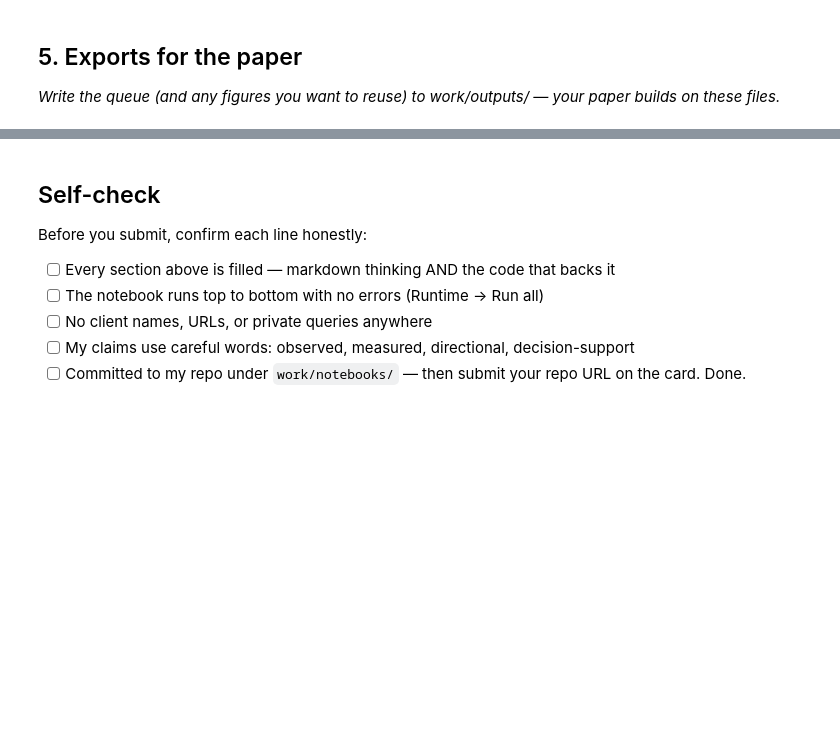
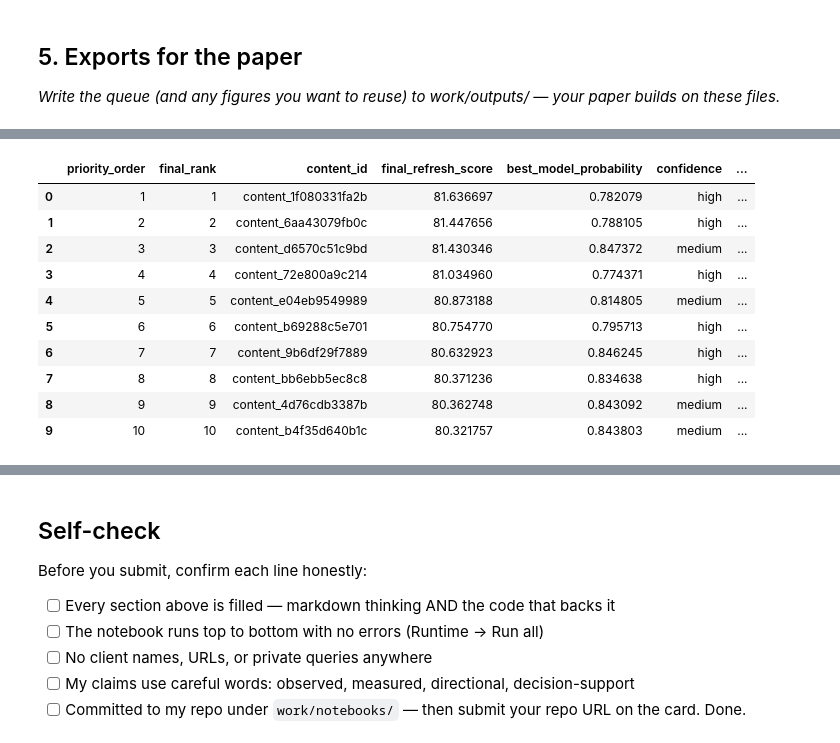
Before and after one commit to MoharanaSudhanshu/flyrank-ml-internship, a Jupyter notebook: work/notebooks/w07_action_playbook.ipynb, the cells around one changed output, grey strips where cells are left out. Cells and saved outputs as stored; diff of their text form; code cells hidden in the pictures; blank space fills up the shorter version.

```diff
--- a/work/notebooks/w07_action_playbook.ipynb
+++ b/work/notebooks/w07_action_playbook.ipynb
@@ -43,0 +428,64 @@ This skeleton is yours to fill. Work the sections **in order** — each one has
+# %%
+# This cell is for CODE (numbers, a query, a check).
+# Write your text answer in the cell ABOVE this one — typing sentences here breaks Run All.
+from pathlib import Path
+import pandas as pd
+import json
+
+ROOT = Path("/content/flyrank-ml-internship")
+OUTPUT_DIR = ROOT / "work" / "outputs"
+OUTPUT_DIR.mkdir(parents=True, exist_ok=True)
+
+# Reuse the ranked queue created in Section 1
+if "queue" not in globals():
+    raise RuntimeError(
+        "The ranked queue is not available. Run Section 1 before Section 5."
+    )
+
+# --------------------------------------------------
+# CSV export
+# --------------------------------------------------
+
+csv_path = OUTPUT_DIR / "w07_ranked_actions.csv"
+
+queue.to_csv(
+    csv_path,
+    index=False
+)
+
+# --------------------------------------------------
+# Summary export
+# --------------------------------------------------
+
+summary = {
+    "rows_exported": int(len(queue)),
+    "source": "outputs/refresh_queue_sample.csv",
+    "score_column": "final_refresh_score",
+    "ranking_direction": "descending",
+    "human_review_required": True,
+    "automated_publishing_allowed": False,
+    "purpose": "Content refresh prioritization and decision support"
+}
+
+json_path = OUTPUT_DIR / "w07_action_playbook_summary.json"
+
+with open(json_path, "w", encoding="utf-8") as f:
+    json.dump(summary, f, indent=2)
+
+# --------------------------------------------------
+# Display results
+# --------------------------------------------------
+
+print("EXPORTS CREATED")
+print("-" * 50)
+
+print(f"CSV : {csv_path}")
+print(f"JSON: {json_path}")
+
+print("\nRows exported:", len(queue))
+
+print("\nTop 10 actions:")
+display(
+    queue.head(10)
+)
+# %% [output]
@@ -43,0 +500,11 @@ This skeleton is yours to fill. Work the sections **in order** — each one has
+|  | priority_order | final_rank | content_id | final_refresh_score | best_model_probability | confidence | ... |
+| 0 | 1 | 1 | content_1f080331fa2b | 81.636697 | 0.782079 | high | ... |
+| 1 | 2 | 2 | content_6aa43079fb0c | 81.447656 | 0.788105 | high | ... |
+| 2 | 3 | 3 | content_d6570c51c9bd | 81.430346 | 0.847372 | medium | ... |
+| 3 | 4 | 4 | content_72e800a9c214 | 81.034960 | 0.774371 | high | ... |
+| 4 | 5 | 5 | content_e04eb9549989 | 80.873188 | 0.814805 | medium | ... |
+| 5 | 6 | 6 | content_b69288c5e701 | 80.754770 | 0.795713 | high | ... |
+| 6 | 7 | 7 | content_9b6df29f7889 | 80.632923 | 0.846245 | high | ... |
+| 7 | 8 | 8 | content_bb6ebb5ec8c8 | 80.371236 | 0.834638 | high | ... |
+| 8 | 9 | 9 | content_4d76cdb3387b | 80.362748 | 0.843092 | medium | ... |
+| 9 | 10 | 10 | content_b4f35d640b1c | 80.321757 | 0.843803 | medium | ... |
```
Also changed, not shown: parts of 21 cells of this notebook.
